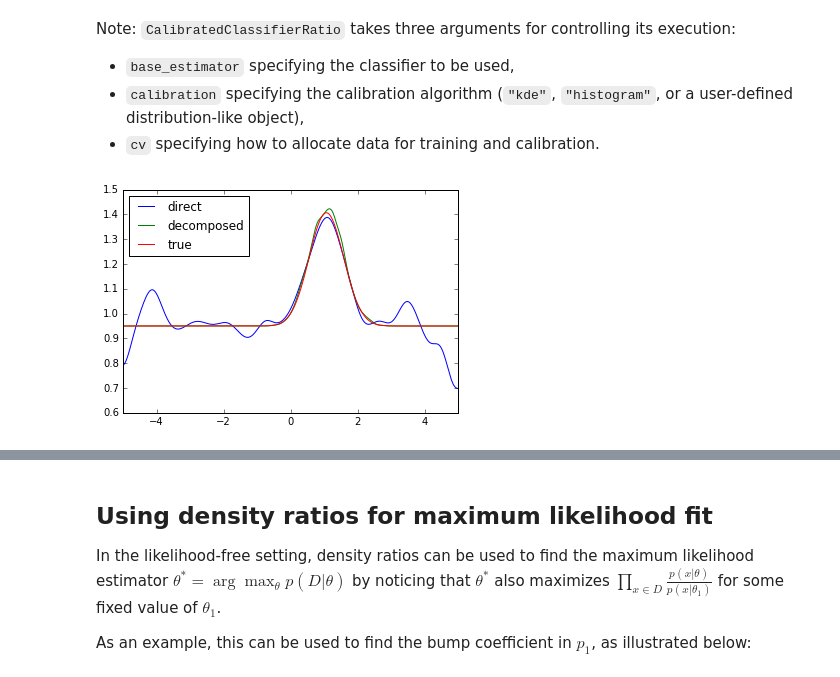
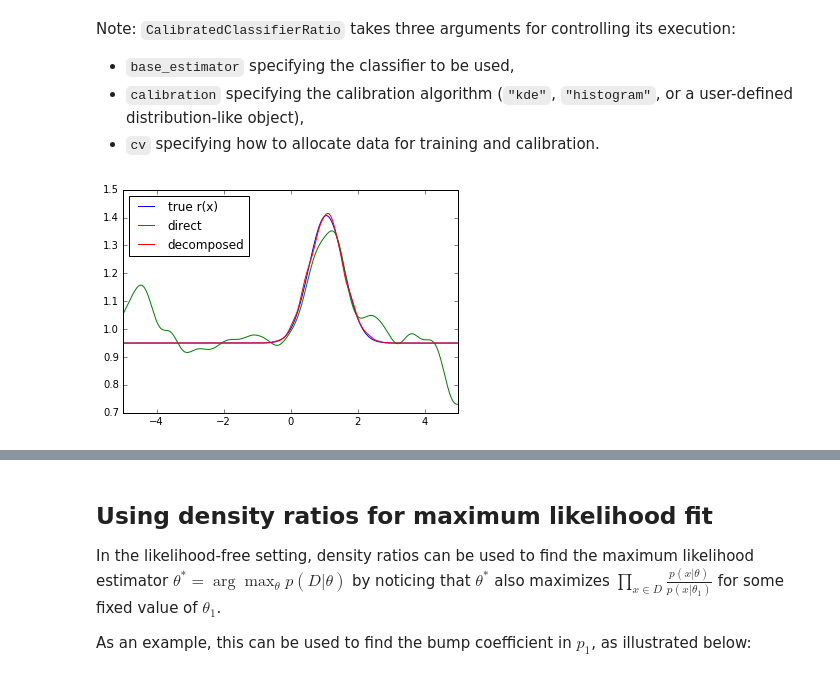
Before and after one commit to diana-hep/carl, a Jupyter notebook: examples/Approximating likelihood ratios with calibrated classifiers.ipynb, the cells around one changed output, grey strips where cells are left out. Saved outputs shown, nothing was run; the diff lists cells and outputs as text; code cells hidden in the pictures.

```diff
--- a/examples/Approximating likelihood ratios with calibrated classifiers.ipynb
+++ b/examples/Approximating likelihood ratios with calibrated classifiers.ipynb
@@ -20,14 +20,13 @@ from carl.distributions import Normal
 from carl.distributions import Mixture
 
 components = [
-    Normal(mu=-2.0, sigma=0.75),
-    Normal(mu=0.0, sigma=2.0),
-    Normal(mu=1.0, sigma=0.5)  # bump
+    Normal(mu=-2.0, sigma=0.75),   # c0
+    Normal(mu=0.0, sigma=2.0),     # c1
+    Normal(mu=1.0, sigma=0.5)      # c2 (bump)
 ]
-
-p0 = Mixture(components=components[:2], weights=[0.5, 0.5])
 
 bump_coefficient = 0.05
 g = theano.shared(bump_coefficient)
-p1 = Mixture(components=components, weights=[0.5 - g / 2., 0.5 - g / 2., g])
+p0 = Mixture(components=components, weights=[0.5 - g / 2., 0.5 - g / 2., g])
+p1 = Mixture(components=components[:2], weights=[0.5, 0.5])
 # %% [markdown]
@@ -52,12 +51,12 @@ from sklearn.model_selection import StratifiedShuffleSplit
 # Direct approximation
 cv = StratifiedShuffleSplit(n_iter=1, test_size=0.75)  # one split, 25% for training, 75% for calibration
 cc_direct = CalibratedClassifierRatio(base_estimator=ElasticNetCV(), calibration="kde", cv=cv)
-cc_direct.fit(numerator=p1, denominator=p0, n_samples=50000)
+cc_direct.fit(numerator=p0, denominator=p1, n_samples=50000)
 
 # Decomposed approximation
 from carl.ratios import DecomposedRatio
 cc_decomposed = DecomposedRatio(CalibratedClassifierRatio(base_estimator=ElasticNetCV(), calibration="kde", cv=cv))
-cc_decomposed.fit(numerator=p1, denominator=p0, n_samples=50000)
+cc_decomposed.fit(numerator=p0, denominator=p1, n_samples=50000)
 # %% [output]
 DecomposedRatio(base_ratio=CalibratedClassifierRatio(base_estimator=ElasticNetCV(alphas=None, copy_X=True, cv=None, eps=0.001, fit_intercept=True,
        l1_ratio=0.5, max_iter=1000, n_alphas=100, n_jobs=1,
@@ -72,13 +71,14 @@ Note: `CalibratedClassifierRatio` takes three arguments for controlling its exec
 - `calibration` specifying the calibration algorithm (`"kde"`, `"histogram"`, or a user-defined distribution-like object),
 - `cv` specifying how to allocate data for training and calibration.
 # %%
+plt.plot(reals, p0.pdf(reals.reshape(-1, 1)) /
+                p1.pdf(reals.reshape(-1, 1)), label="true r(x)")
+
 plt.plot(reals, cc_direct.predict(reals.reshape(-1, 1)), label="direct")
 plt.plot(reals, cc_decomposed.predict(reals.reshape(-1, 1)), label="decomposed")
-plt.plot(reals, p1.pdf(reals.reshape(-1, 1)) /
-                p0.pdf(reals.reshape(-1, 1)), label="true")
 
 plt.xlim(-5, 5)
 plt.legend(loc="best")
 plt.show()
 # %% [output]
-[figure, old version]
+[figure, new version]
```
Also changed, not shown: parts of 6 cells of this notebook.
